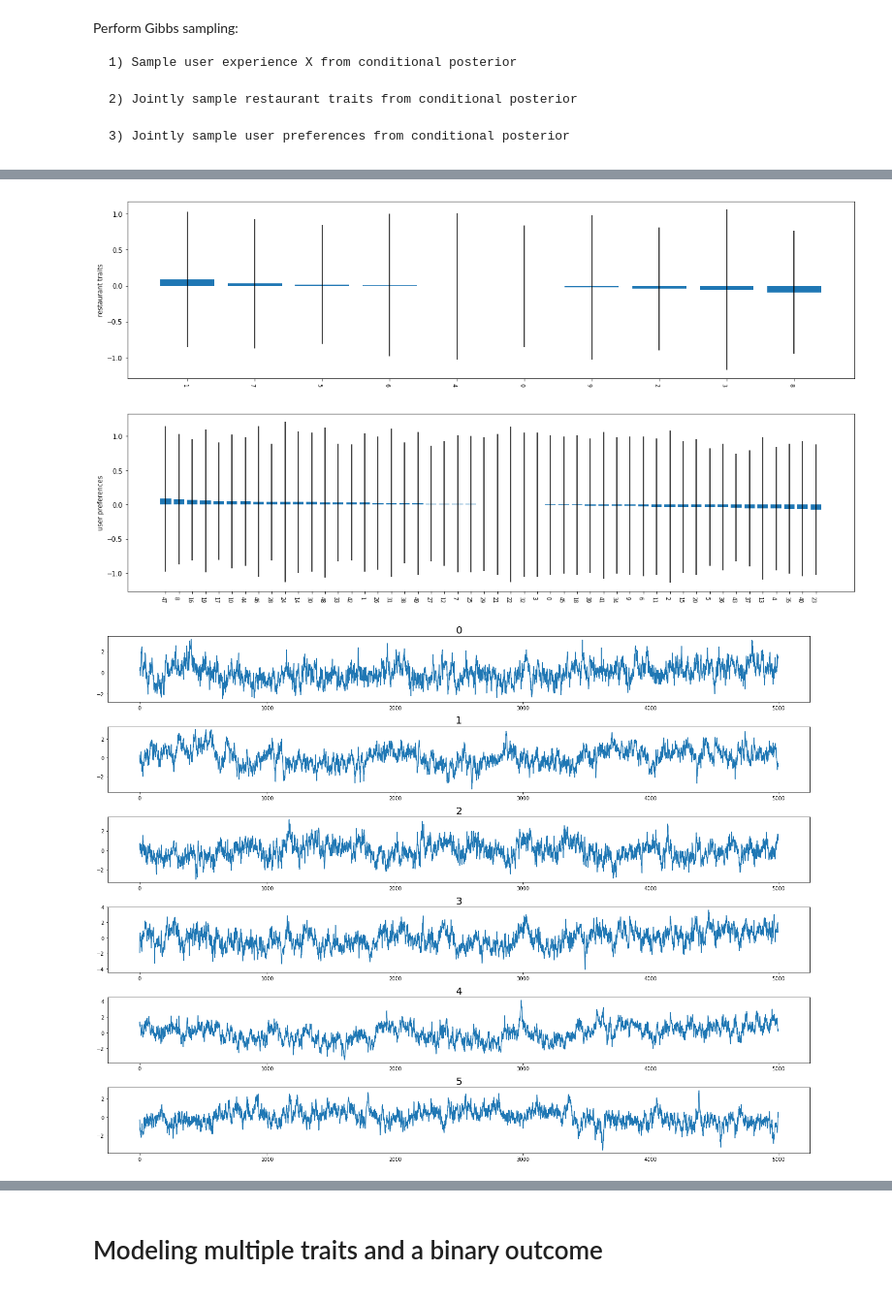
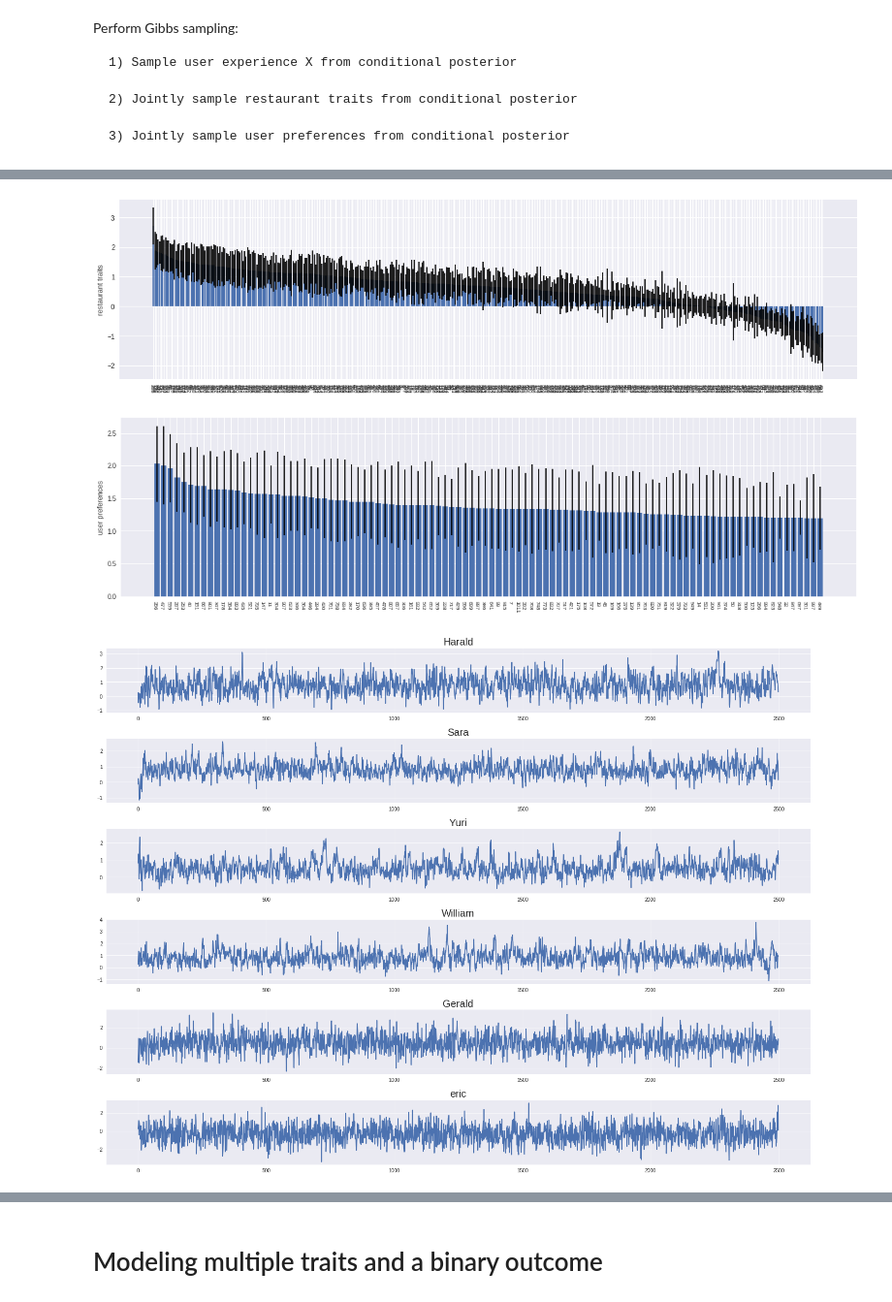
Before and after one commit to ioanab95/Colaborative-Filtering, a Jupyter notebook: collaborative_filtering.ipynb, the cells around one changed output, grey strips where cells are left out. Shown: that part at 97% size. Saved outputs shown, nothing was run; the diff lists cells and outputs as text; code cells hidden in the pictures.

```diff
--- a/collaborative_filtering.ipynb
+++ b/collaborative_filtering.ipynb
@@ -11,12 +11,12 @@ import scipy.io, scipy.stats, scipy.linalg
 import pandas as pd
 # %%
 # Generate synthetic dataset
-R = 10
-U = 50
+R = 100
+U = 500
 reviews = list()
 
 for user in range(U):
-    num = np.random.choice(range(1, 6), 1)
+    num = np.random.choice(range(1, 70), 1)
     num = num[0]
     restaurants = np.random.choice(R, num, replace=False)
     for restaurant in restaurants:
@@ -92,16 +90,14 @@ Perform Gibbs sampling:
     3) Jointly sample user preferences from conditional posterior
 # %%
 def rejection_sampling(mu, std, rating):
-    """
-    if rating>=2:
-        rating = 1
+    if rating>3:
+        sign = 1
     else:
-        rating = -1"""
+        sign = -1
     while True:
         x = np.random.normal(loc=mu, scale=std)
-        if np.sign(x)==rating:
+        if np.sign(x)==sign:
             return x
-
 
 
 def Gibbs_sampling_single_trait_binary_rating(reviews):
@@ -117,15 +113,19 @@ def Gibbs_sampling_single_trait_binary_rating(reviews):
     restaurant_traits_samples = []
     user_preferences_samples = []
 
-    for _ in range(5000):
+    for num in range(2500):
+
+        if num%250==0:
+            print num
+
         # Sample user experience (x) given user preferences (p), restaurant traits (t) and rating (r)
         for r in range(reviews.shape[0]):
             s = p[reviews[r][0]] * t[reviews[r][1]]
             x[r] = rejection_sampling(s, 1, reviews[r][2])
-
         #print x
         # Sample each restaurant trait (t) given user experiences (x)
         t = np.zeros(R)
+        #print x, p
         for i in range(R):
             var_inv = 1/pv_t[i] + (np.square(p[reviews[:, 0]]) * (reviews[:, 1]==i).astype(int)).sum()
             var = 1/var_inv
@@ -149,5 +149,8 @@ def Gibbs_sampling_single_trait_binary_rating(reviews):
     user_preferences_samples = np.array(user_preferences_samples)
 
     return restaurant_traits_samples, user_preferences_samples
+# %%
+train_reviews = reviews[:12000]
+test_reviews = reviews[12000:]
 # %%
-restaurant_traits_samples, user_preferences_samples = Gibbs_sampling_single_trait_binary_rating(reviews)
+restaurant_traits_samples, user_preferences_samples = Gibbs_sampling_single_trait_binary_rating(train_reviews)
@@ -163,4 +177,4 @@ with matplotlib.rc_context({'figure.figsize': [20,5], 'xtick.labelsize': 8}):
     plt.ylabel('restaurant traits')
 plt.show()
 # %% [output]
-[figure, old version]
+[figure, new version]
@@ -167,26 +184,27 @@ plt.show()
 # %%
 mean_preferences = np.mean(user_preferences_samples, axis=0)
 std_preferences = np.std(user_preferences_samples, axis=0)
 rank_order = np.argsort(mean_preferences)[::-1]
+rank_order = rank_order[:100]
 
 with matplotlib.rc_context({'figure.figsize': [20,5], 'xtick.labelsize': 8}):
-    x = np.arange(U)
+    x = np.arange(100)
     plt.bar(x, mean_preferences[rank_order], align='center', width=.8, yerr=std_preferences[rank_order])
     plt.xticks(x, rank_order, rotation=-90, ha='right')
     plt.ylabel('user preferences')
 plt.show()
 # %% [output]
-[figure, old version]
+[figure, new version]
 # %%
-players = [0, 1, 2, 3, 4, 5]
+users = [0, 1, 2, 3, 4, 5, 6]
 
 with matplotlib.rc_context({'figure.figsize': [20,15], 'axes.titlesize': 20}):
     fig = plt.figure()
     for i in range(6):
         ax = fig.add_subplot(6, 1, i+1)  # 2 rows of panels, 3 columns
         fig.tight_layout()
-        ax.plot(restaurant_traits_samples[:, players[i]])
-        ax.set_title(players[i])
+        ax.plot(user_preferences_samples[:, users[i]])
+        ax.set_title(users_df.get_value(users[i], 'name'))
 plt.show()
 # %% [output]
-[figure, old version]
+[figure, new version]
```
Also changed, not shown: parts of 10 cells of this notebook, 2 other files.
